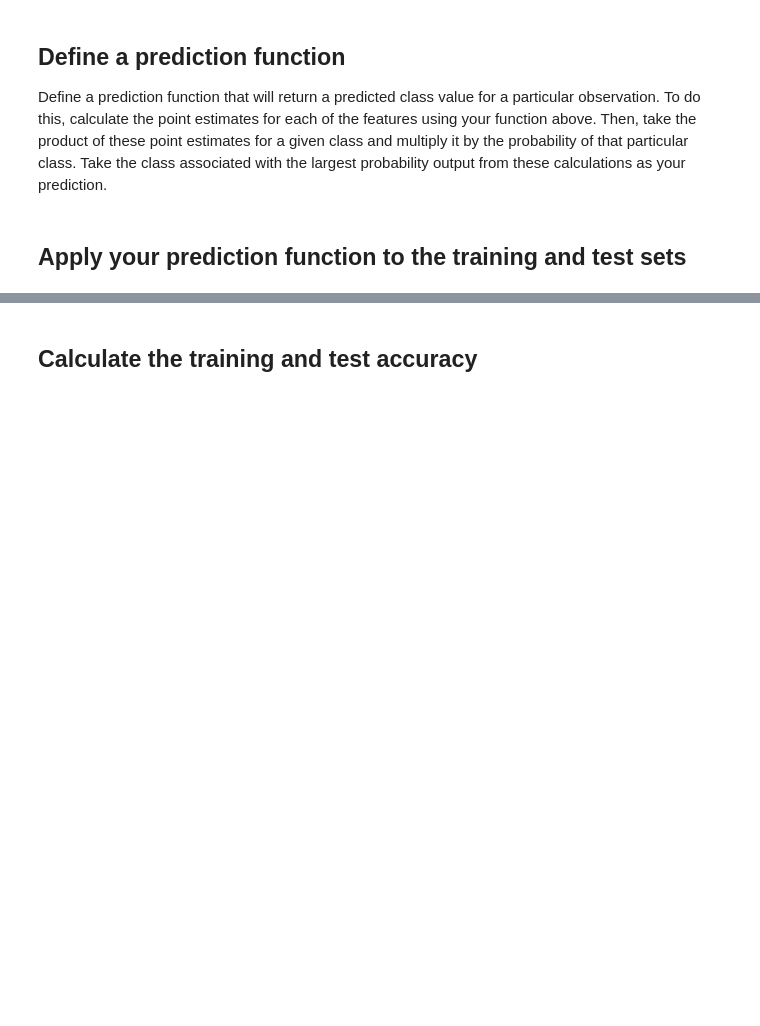
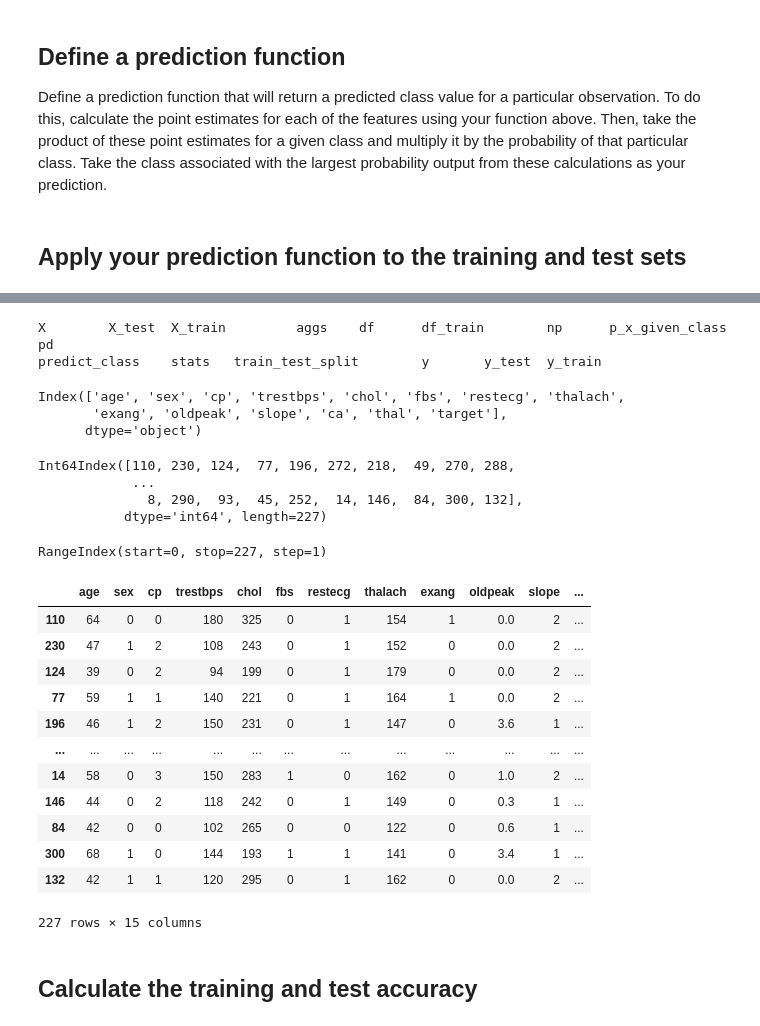
Before and after one commit to poariston/dsc-gaussian-naive-bayes-lab-online-ds-sp-000, a Jupyter notebook: index.ipynb, the cells around one changed output, grey strips where cells are left out. Cells and saved outputs as stored; diff of their text form; code cells hidden in the pictures; blank space fills up the shorter version.

```diff
--- a/index.ipynb
+++ b/index.ipynb
@@ -140,3 +138,20 @@ Define a prediction function that will return a predicted class value for a part
+# %%
+# Your code here
+import numpy as np
+# predicts the class for a given observation
+def predict_class(row,X_train):
+    c_probs = []
+    for c in range(2):
+        # Initialize probability to relative probability of class P(class c)
+        # P(class c)= number of occurences of class divided by number of observations (in df_train)
+        p = len(df_train[df_train['target'] == c])/len(df_train)
+        # for a given class, multiply probabilities of all features
+        # product of P(xi|class c) ie. product (feature| class c)
+        for feature in X.columns:
+            p *= p_x_given_class(row, feature, c)
+        c_probs.append(p)
+    # finds the biggest probability and returns the corresponding class = prediction
+    return np.argmax(c_probs)
 # %% [markdown]
 ## Apply your prediction function to the training and test sets
 # %%
@@ -144,3 +174,44 @@ Define a prediction function that will return a predicted class value for a part
+# %%
+who
+# %% [output]
+X        X_test  X_train         aggs    df      df_train        np      p_x_given_class         pd
+predict_class    stats   train_test_split        y       y_test  y_train
+# %%
+df_train.columns
+# %% [output]
+Index(['age', 'sex', 'cp', 'trestbps', 'chol', 'fbs', 'restecg', 'thalach',
+       'exang', 'oldpeak', 'slope', 'ca', 'thal', 'target'],
+      dtype='object')
+# %%
+X_train.index
+# %% [output]
+Int64Index([110, 230, 124,  77, 196, 272, 218,  49, 270, 288,
+            ...
+              8, 290,  93,  45, 252,  14, 146,  84, 300, 132],
+           dtype='int64', length=227)
+# %%
+X_train.reset_index(inplace=True)
+X_train.index
+# %% [output]
+RangeIndex(start=0, stop=227, step=1)
+# %%
+df_train['predictions'] =  [predict_class(row,X_train) for row in X_train.index]
+# %%
+df_train
+# %% [output]
+|  | age | sex | cp | trestbps | chol | fbs | restecg | thalach | exang | oldpeak | slope | ... |
+| 110 | 64 | 0 | 0 | 180 | 325 | 0 | 1 | 154 | 1 | 0.0 | 2 | ... |
+| 230 | 47 | 1 | 2 | 108 | 243 | 0 | 1 | 152 | 0 | 0.0 | 2 | ... |
+| 124 | 39 | 0 | 2 | 94 | 199 | 0 | 1 | 179 | 0 | 0.0 | 2 | ... |
+| 77 | 59 | 1 | 1 | 140 | 221 | 0 | 1 | 164 | 1 | 0.0 | 2 | ... |
+| 196 | 46 | 1 | 2 | 150 | 231 | 0 | 1 | 147 | 0 | 3.6 | 1 | ... |
+| ... | ... | ... | ... | ... | ... | ... | ... | ... | ... | ... | ... | ... |
+| 14 | 58 | 0 | 3 | 150 | 283 | 1 | 0 | 162 | 0 | 1.0 | 2 | ... |
+| 146 | 44 | 0 | 2 | 118 | 242 | 0 | 1 | 149 | 0 | 0.3 | 1 | ... |
+| 84 | 42 | 0 | 0 | 102 | 265 | 0 | 0 | 122 | 0 | 0.6 | 1 | ... |
+| 300 | 68 | 1 | 0 | 144 | 193 | 1 | 1 | 141 | 0 | 3.4 | 1 | ... |
+| 132 | 42 | 1 | 1 | 120 | 295 | 0 | 1 | 162 | 0 | 0.0 | 2 | ... |
+227 rows × 15 columns
 # %% [markdown]
 ## Calculate the training and test accuracy
 # %%
```
Also changed, not shown: parts of 6 cells of this notebook.
